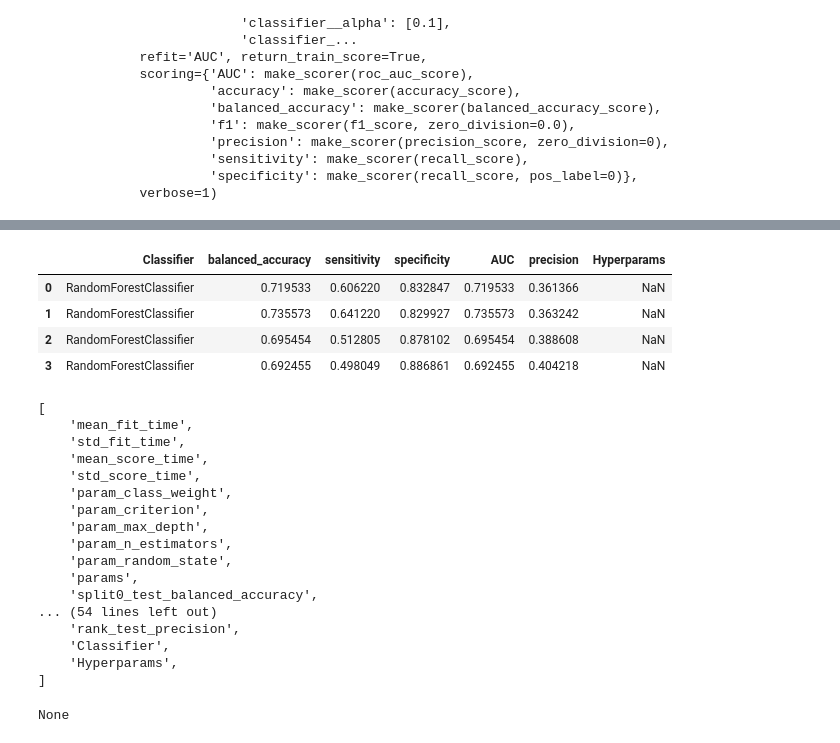
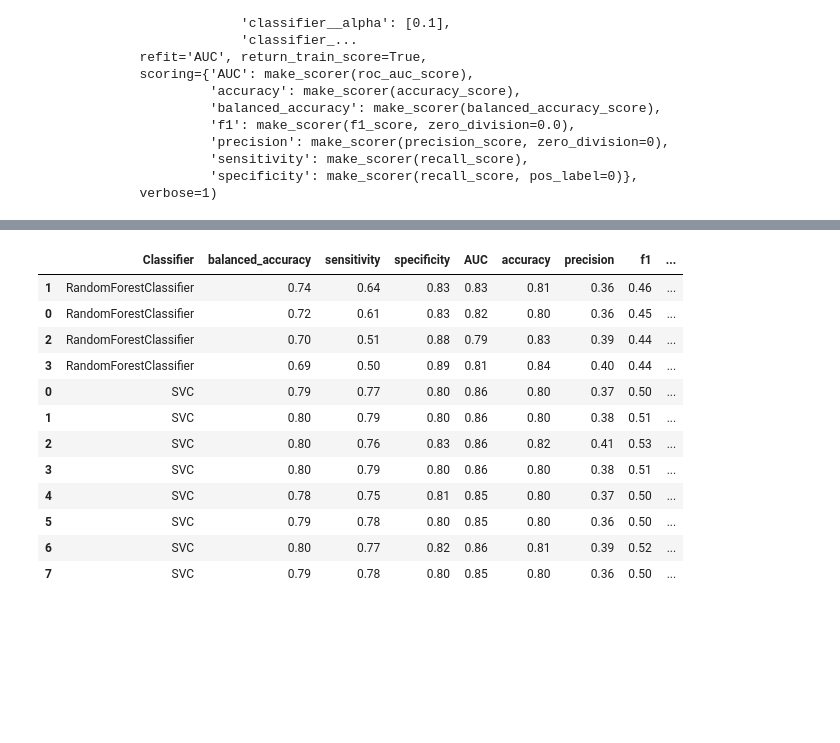
Before and after one commit to fabianopapaiz/als_prognosis_using_ensemble_imbalance, a Jupyter notebook: 05_Train_Validate_Models/05.10.1 - Single-Model Scenario - Train Models using Grid Search.ipynb, the cells around one changed output, grey strips where cells are left out. Drawn from its saved outputs; the diff is of its cells as text; code cells hidden in the pictures; blank space fills up the shorter version.

```diff
--- a/05_Train_Validate_Models/05.10.1 - Single-Model Scenario - Train Models using Grid Search.ipynb
+++ b/05_Train_Validate_Models/05.10.1 - Single-Model Scenario - Train Models using Grid Search.ipynb
@@ -17,6 +17,8 @@ import utils_exec_models_new
 
 import numpy as np
 import pandas as pd
+#to view entire text of the comuns
+pd.set_option('display.max_colwidth', None)
 
 import sklearn as sk
 
@@ -770,10 +713,14 @@ NameError: name 'scoring' is not defined
 # %%
 df_results_all = None
+# %%
+kfold = utils_exec_models_new.get_kfold_splits(
+    n_splits=5
+)
 # %%
 t = True
 
-# classifier, param_grid = utils_exec_models_new.create_models_SVM_grid(testing=t)
-classifier, param_grid = utils_exec_models_new.create_models_RF_grid(testing=t)
+classifier, param_grid = utils_exec_models_new.create_models_SVM_grid(testing=t)
+# classifier, param_grid = utils_exec_models_new.create_models_RF_grid(testing=t)
 
 print(classifier)
 print(param_grid)
@@ -794,7 +741,7 @@ grid = utils_exec_models_new.exec_grid_search(
     y=y_train,
     cv=kfold,
     verbose=1,
-    return_train_score=False,
+    return_train_score=True,
     sort_results=False,
     dataset_info='Single-Model',
     features_info='All Features',
@@ -815,7 +762,7 @@ display(grid.best_estimator_)
 df_results_aux = pd.DataFrame(grid.cv_results_)
 
 df_results_aux['Classifier'] = utils_exec_models_new.get_classifier_class_name(classifier)
-df_results_aux['Hyperparams'] = grid.best_params_
+# df_results_aux['Hyperparams'] = results['params']
 
 
 # reduce the name of the columns by removing the initial string "mean_test_"
@@ -824,15 +771,16 @@ for col in df_results_aux.columns:
         col_new = col.replace('mean_test_', '')
         df_results_aux.rename(
             columns={col: col_new},
-            inplace=True,
+             inplace=True,
         )
 
+
+df_results_aux = df_results_aux.round(2)
 
 if df_results_all is None:
     df_results_all = df_results_aux
 else:
     df_results_all = pd.concat([df_results_all, df_results_aux])
-
 
 
 cols = [
@@ -841,11 +789,13 @@ cols = [
     'sensitivity',
     'specificity',
     'AUC',
+    'accuracy',
     'precision',
-    'Hyperparams',
+    'f1',
+    'params',
 ]
 
 display(df_results_all[cols])
 
-display(utils.print_array_as_list(df_results_all.columns))
+# display(utils.print_array_as_list(df_results_all.columns))
 # %% [output]
@@ -854,23 +804,13 @@ RandomForestClassifier(class_weight='balanced', max_depth=5, n_estimators=9,
-|  | Classifier | balanced_accuracy | sensitivity | specificity | AUC | precision | Hyperparams |
-| 0 | RandomForestClassifier | 0.719533 | 0.606220 | 0.832847 | 0.719533 | 0.361366 | NaN |
-| 1 | RandomForestClassifier | 0.735573 | 0.641220 | 0.829927 | 0.735573 | 0.363242 | NaN |
-| 2 | RandomForestClassifier | 0.695454 | 0.512805 | 0.878102 | 0.695454 | 0.388608 | NaN |
-| 3 | RandomForestClassifier | 0.692455 | 0.498049 | 0.886861 | 0.692455 | 0.404218 | NaN |
+|  | Classifier | balanced_accuracy | sensitivity | specificity | AUC | accuracy | precision | f1 | ... |
+| 1 | RandomForestClassifier | 0.74 | 0.64 | 0.83 | 0.83 | 0.81 | 0.36 | 0.46 | ... |
+| 0 | RandomForestClassifier | 0.72 | 0.61 | 0.83 | 0.82 | 0.80 | 0.36 | 0.45 | ... |
+| 2 | RandomForestClassifier | 0.70 | 0.51 | 0.88 | 0.79 | 0.83 | 0.39 | 0.44 | ... |
+| 3 | RandomForestClassifier | 0.69 | 0.50 | 0.89 | 0.81 | 0.84 | 0.40 | 0.44 | ... |
+| 0 | SVC | 0.79 | 0.77 | 0.80 | 0.86 | 0.80 | 0.37 | 0.50 | ... |
+| 1 | SVC | 0.80 | 0.79 | 0.80 | 0.86 | 0.80 | 0.38 | 0.51 | ... |
+| 2 | SVC | 0.80 | 0.76 | 0.83 | 0.86 | 0.82 | 0.41 | 0.53 | ... |
+| 3 | SVC | 0.80 | 0.79 | 0.80 | 0.86 | 0.80 | 0.38 | 0.51 | ... |
+| 4 | SVC | 0.78 | 0.75 | 0.81 | 0.85 | 0.80 | 0.37 | 0.50 | ... |
+| 5 | SVC | 0.79 | 0.78 | 0.80 | 0.85 | 0.80 | 0.36 | 0.50 | ... |
+| 6 | SVC | 0.80 | 0.77 | 0.82 | 0.86 | 0.81 | 0.39 | 0.52 | ... |
+| 7 | SVC | 0.79 | 0.78 | 0.80 | 0.85 | 0.80 | 0.36 | 0.50 | ... |
-[
-    'mean_fit_time',
-    'std_fit_time',
-    'mean_score_time',
-    'std_score_time',
-    'param_class_weight',
-    'param_criterion',
-    'param_max_depth',
-    'param_n_estimators',
-    'param_random_state',
-    'params',
-    'split0_test_balanced_accuracy',
-... (54 lines left out)
-    'rank_test_precision',
-    'Classifier',
-    'Hyperparams',
-]
-None
```
Also changed, not shown: parts of 9 cells of this notebook, 2 other files.
